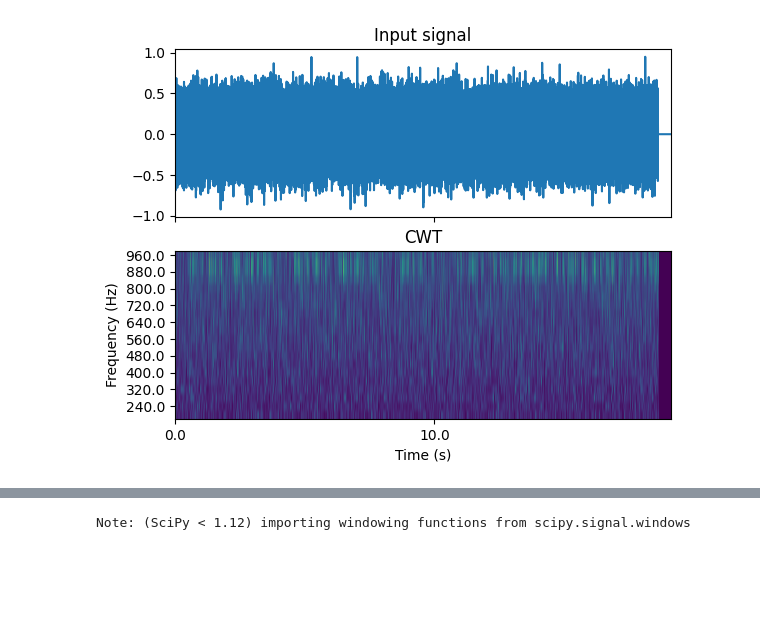
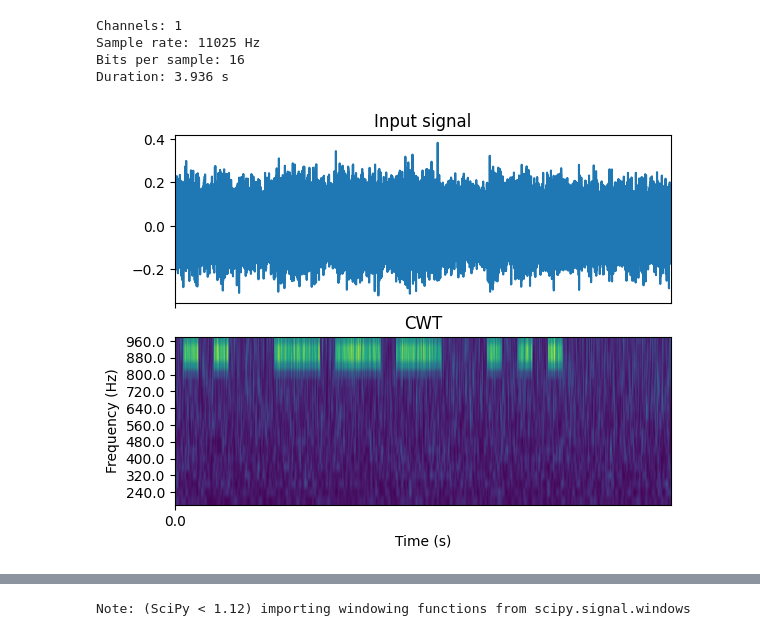
Before and after one commit to joseluu/Morse_decode_coherent, a Jupyter notebook: morse_jwt_decode.ipynb, the cells around one changed output, grey strips where cells are left out. Drawn from its saved outputs; the diff is of its cells as text; code cells hidden in the pictures; blank space fills up the shorter version.

```diff
--- a/morse_jwt_decode.ipynb
+++ b/morse_jwt_decode.ipynb
@@ -124,20 +177,27 @@ def generate_morse_signal(
+# %%
+morse_signal = read_morse_signal("AudioFiles/s_0.wav")
+# %% [output]
+Channels: 1
+Sample rate: 11025 Hz
+Bits per sample: 16
+Duration: 3.936 s
 # %%
 import fcwt
 import numpy as np
 import matplotlib.pyplot as plt
 snr_db = -18
 
 # Signal
 fs = 11025
-morse_signal = generate_morse_signal(snr_db=snr_db)   # shape (N,)
+#morse_signal = generate_morse_signal(snr_db=snr_db)   # shape (N,)
 f0 = 200 #lowest frequency
 f1 = 1000 #highest frequency
 fn = 20 #number of frequencies
 
 #plot cwt
 fcwt.plot(morse_signal, fs, f0=f0, f1=f1, fn=fn)
 # %% [output]
-[figure, old version]
+[figure, new version]
 # %%
 snr_db=-10
 morse_signal=generate_morse_signal("i", snr_db)
```
Also changed, not shown: parts of 11 cells of this notebook, 7 other files.
